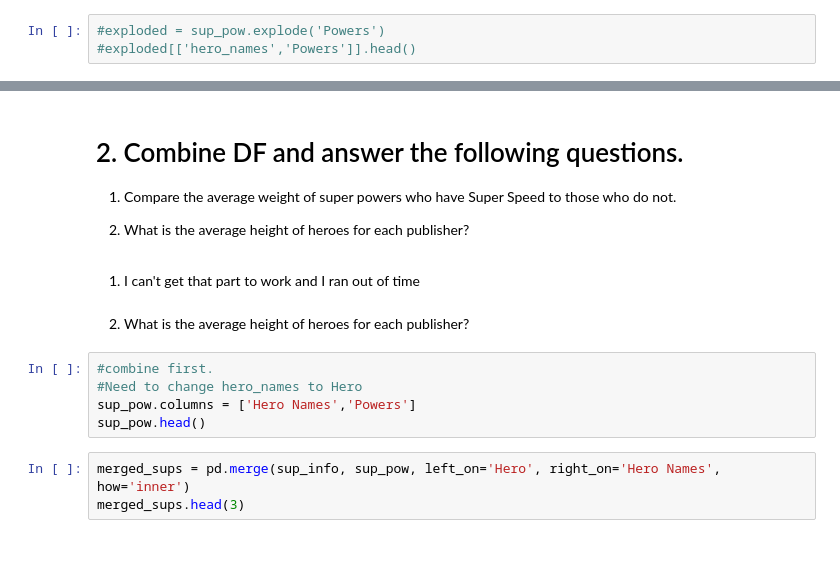
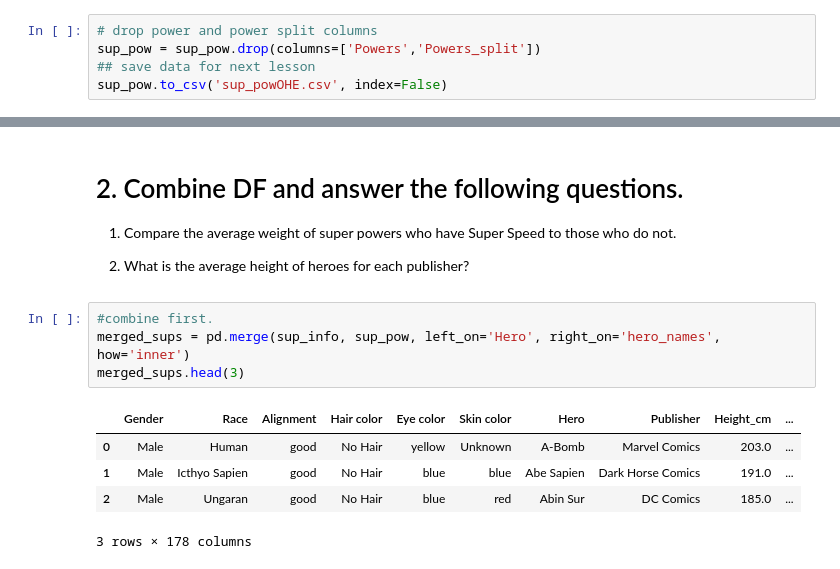
Before and after one commit to sharclark/Core-Applying-Advanced-Transformations-, a Jupyter notebook: (Core) Applying Advanced Transformations.ipynb, the cells around one changed output, grey strips where cells are left out. Saved outputs shown, nothing was run; the diff lists cells and outputs as text.

```diff
--- a/(Core) Applying Advanced Transformations.ipynb
+++ b/(Core) Applying Advanced Transformations.ipynb
@@ -264,3 +301,5 @@ sup_pow['Powers'].value_counts()
 # %%
-#exploded = sup_pow.explode('Powers')
-#exploded[['hero_names','Powers']].head()
+# drop power and power split columns
+sup_pow = sup_pow.drop(columns=['Powers','Powers_split'])
+## save data for next lesson
+sup_pow.to_csv('sup_powOHE.csv', index=False)
@@ -278,15 +309,13 @@ sup_pow['Powers'].value_counts()
 1. Compare the average weight of super powers who have Super Speed to those who do not.
 
 2. What is the average height of heroes for each publisher?
-# %% [markdown]
-1. I can't get that part to work and I ran out of time
-# %% [markdown]
-2. What is the average height of heroes for each publisher?
 # %%
 #combine first.
-#Need to change hero_names to Hero
-sup_pow.columns = ['Hero Names','Powers']
-sup_pow.head()
+merged_sups = pd.merge(sup_info, sup_pow, left_on='Hero', right_on='hero_names', how='inner')
+merged_sups.head(3)
+# %% [output]
+|  | Gender | Race | Alignment | Hair color | Eye color | Skin color | Hero | Publisher | Height_cm | ... |
+| 0 | Male | Human | good | No Hair | yellow | Unknown | A-Bomb | Marvel Comics | 203.0 | ... |
+| 1 | Male | Icthyo Sapien | good | No Hair | blue | blue | Abe Sapien | Dark Horse Comics | 191.0 | ... |
+| 2 | Male | Ungaran | good | No Hair | blue | red | Abin Sur | DC Comics | 185.0 | ... |
+3 rows × 178 columns
-# %%
-merged_sups = pd.merge(sup_info, sup_pow, left_on='Hero', right_on='Hero Names', how='inner')
-merged_sups.head(3)
```
Also changed, not shown: parts of 10 cells of this notebook, 1 other file.
